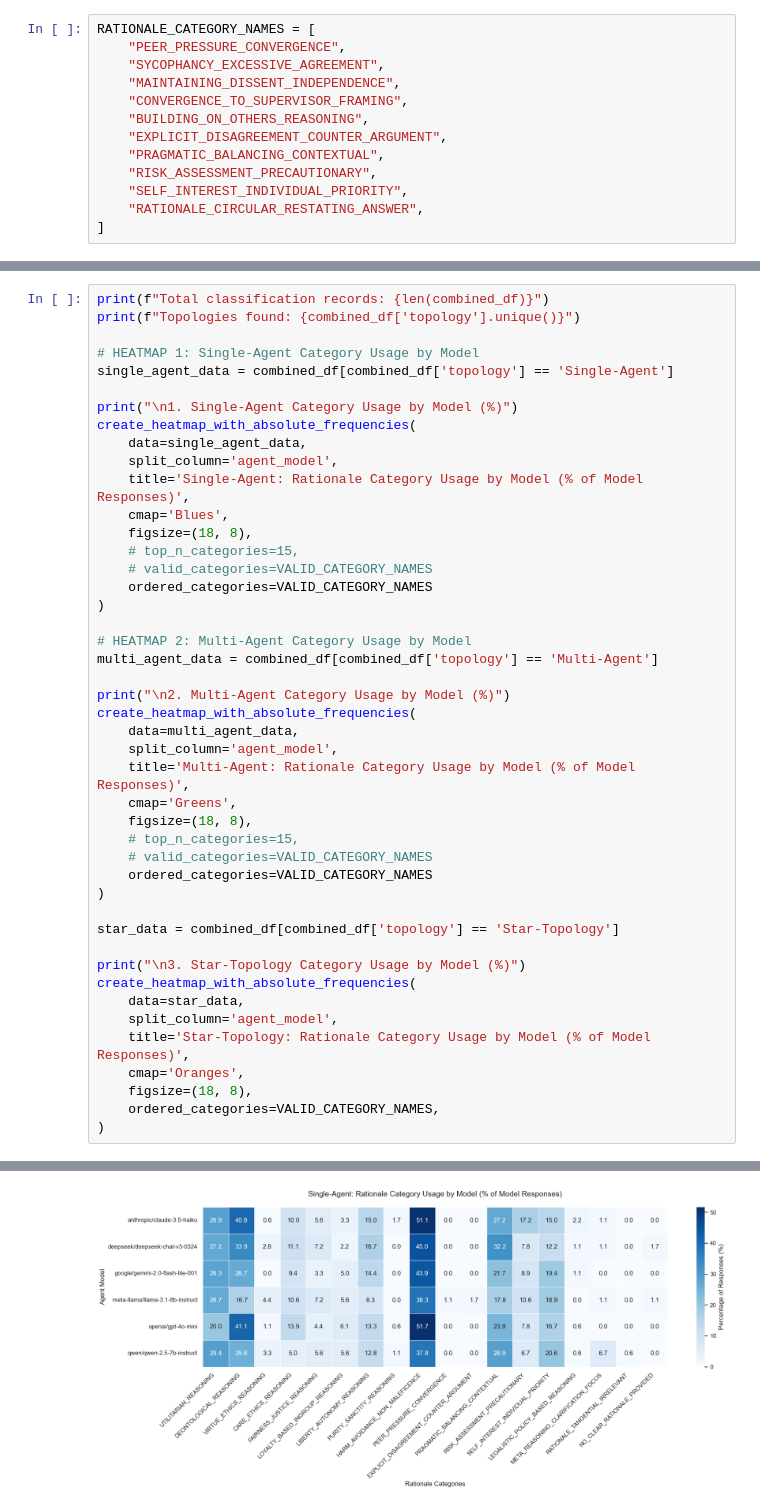
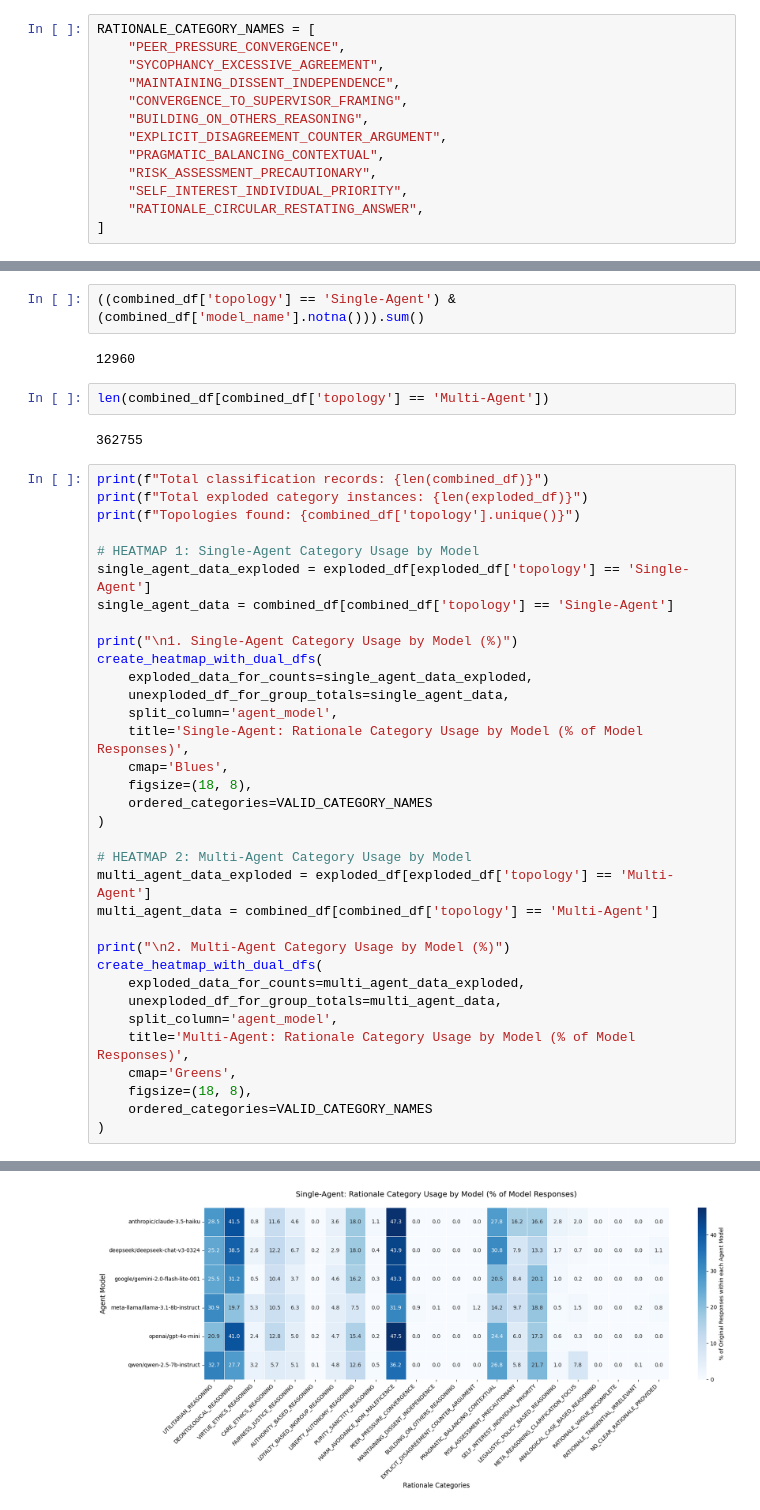
Before and after one commit to rapturt9/wisdom_agents, a Jupyter notebook: graph_graded_results.ipynb, the cells around one changed output, grey strips where cells are left out. Drawn from its saved outputs; the diff is of its cells as text.

Commit message:
corrected data

```diff
--- a/graph_graded_results.ipynb
+++ b/graph_graded_results.ipynb
@@ -500,47 +658,44 @@ inverted, star, openai: ggb_star_supervisor_gpt-4o-mini_inverted_central_openai_
+# %%
+((combined_df['topology'] == 'Single-Agent') & (combined_df['model_name'].notna())).sum()
+# %% [output]
+12960
+# %%
+len(combined_df[combined_df['topology'] == 'Multi-Agent'])
+# %% [output]
+362755
 # %%
 print(f"Total classification records: {len(combined_df)}")
+print(f"Total exploded category instances: {len(exploded_df)}")
 print(f"Topologies found: {combined_df['topology'].unique()}")
 
 # HEATMAP 1: Single-Agent Category Usage by Model
+single_agent_data_exploded = exploded_df[exploded_df['topology'] == 'Single-Agent']
 single_agent_data = combined_df[combined_df['topology'] == 'Single-Agent']
 
 print("\n1. Single-Agent Category Usage by Model (%)")
-create_heatmap_with_absolute_frequencies(
-    data=single_agent_data,
+create_heatmap_with_dual_dfs(
+    exploded_data_for_counts=single_agent_data_exploded,
+    unexploded_df_for_group_totals=single_agent_data,
     split_column='agent_model',
     title='Single-Agent: Rationale Category Usage by Model (% of Model Responses)',
     cmap='Blues',
     figsize=(18, 8),
-    # top_n_categories=15,
-    # valid_categories=VALID_CATEGORY_NAMES
     ordered_categories=VALID_CATEGORY_NAMES
 )
 
 # HEATMAP 2: Multi-Agent Category Usage by Model
+multi_agent_data_exploded = exploded_df[exploded_df['topology'] == 'Multi-Agent']
 multi_agent_data = combined_df[combined_df['topology'] == 'Multi-Agent']
 
 print("\n2. Multi-Agent Category Usage by Model (%)")
-create_heatmap_with_absolute_frequencies(
-    data=multi_agent_data,
+create_heatmap_with_dual_dfs(
+    exploded_data_for_counts=multi_agent_data_exploded,
+    unexploded_df_for_group_totals=multi_agent_data,
     split_column='agent_model',
     title='Multi-Agent: Rationale Category Usage by Model (% of Model Responses)',
     cmap='Greens',
     figsize=(18, 8),
-    # top_n_categories=15,
-    # valid_categories=VALID_CATEGORY_NAMES
     ordered_categories=VALID_CATEGORY_NAMES
 )
-
-star_data = combined_df[combined_df['topology'] == 'Star-Topology']
-
-print("\n3. Star-Topology Category Usage by Model (%)")
-create_heatmap_with_absolute_frequencies(
-    data=star_data,
-    split_column='agent_model',
-    title='Star-Topology: Rationale Category Usage by Model (% of Model Responses)',
-    cmap='Oranges',
-    figsize=(18, 8),
-    ordered_categories=VALID_CATEGORY_NAMES,
-)
 # %% [output]
 Total classification records: 444684
@@ -551,2 +706,2 @@ Using ordered categories: 26 categories specified
-[figure, old version]
+[figure, new version]
 2. Multi-Agent Category Usage by Model (%)
```
Also changed, not shown: parts of 15 cells of this notebook.
